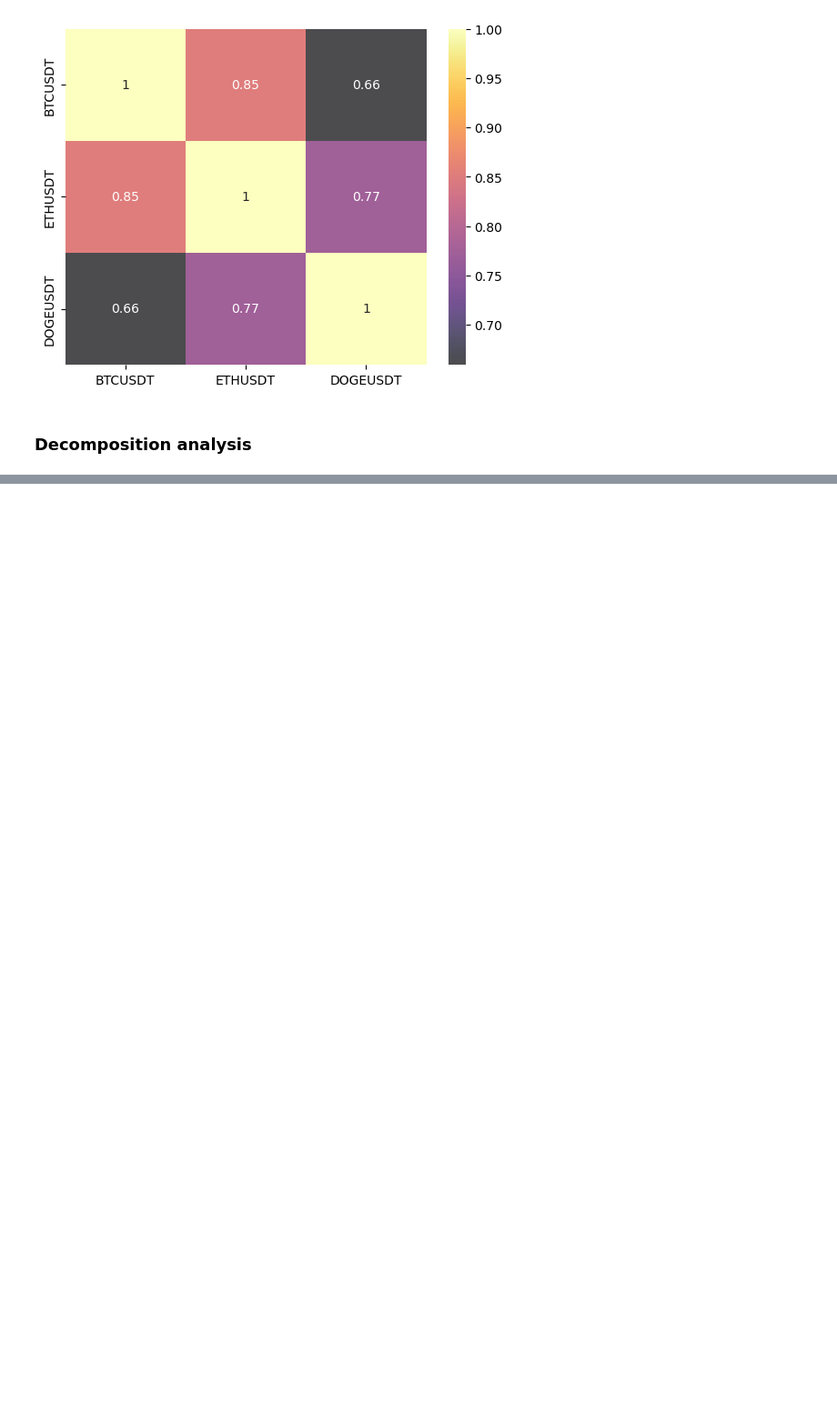
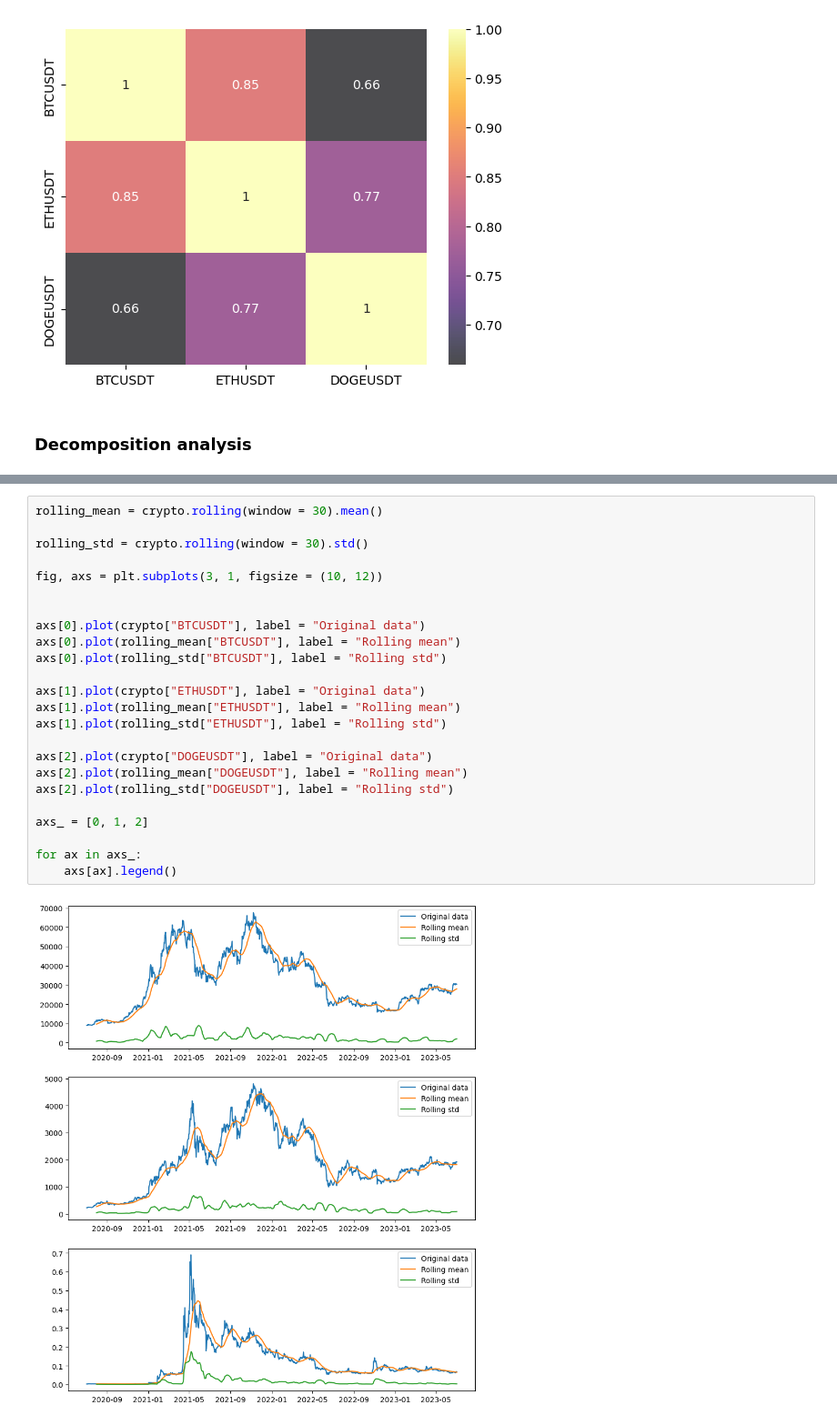
Before and after one commit to ugurEki/Cryptocurrency-Analysis, a Jupyter notebook: Time Series Analysis.ipynb, the cells around one changed output, grey strips where cells are left out. Shown at 91% size. Cells and saved outputs as stored; diff of their text form; blank space fills up the shorter version.

```diff
--- a/Time Series Analysis.ipynb
+++ b/Time Series Analysis.ipynb
@@ -114,0 +127,26 @@ decomposition(crypto["DOGEUSDT"], method = "multiplicative")
+# %%
+rolling_mean = crypto.rolling(window = 30).mean()
+
+rolling_std = crypto.rolling(window = 30).std()
+
+fig, axs = plt.subplots(3, 1, figsize = (10, 12))
+
+
+axs[0].plot(crypto["BTCUSDT"], label = "Original data")
+axs[0].plot(rolling_mean["BTCUSDT"], label = "Rolling mean")
+axs[0].plot(rolling_std["BTCUSDT"], label = "Rolling std")
+
+axs[1].plot(crypto["ETHUSDT"], label = "Original data")
+axs[1].plot(rolling_mean["ETHUSDT"], label = "Rolling mean")
+axs[1].plot(rolling_std["ETHUSDT"], label = "Rolling std")
+
+axs[2].plot(crypto["DOGEUSDT"], label = "Original data")
+axs[2].plot(rolling_mean["DOGEUSDT"], label = "Rolling mean")
+axs[2].plot(rolling_std["DOGEUSDT"], label = "Rolling std")
+
+axs_ = [0, 1, 2]
+
+for ax in axs_:
+    axs[ax].legend()
+# %% [output]
+[figure, added]
```
Also changed, not shown: parts of 16 cells of this notebook.
